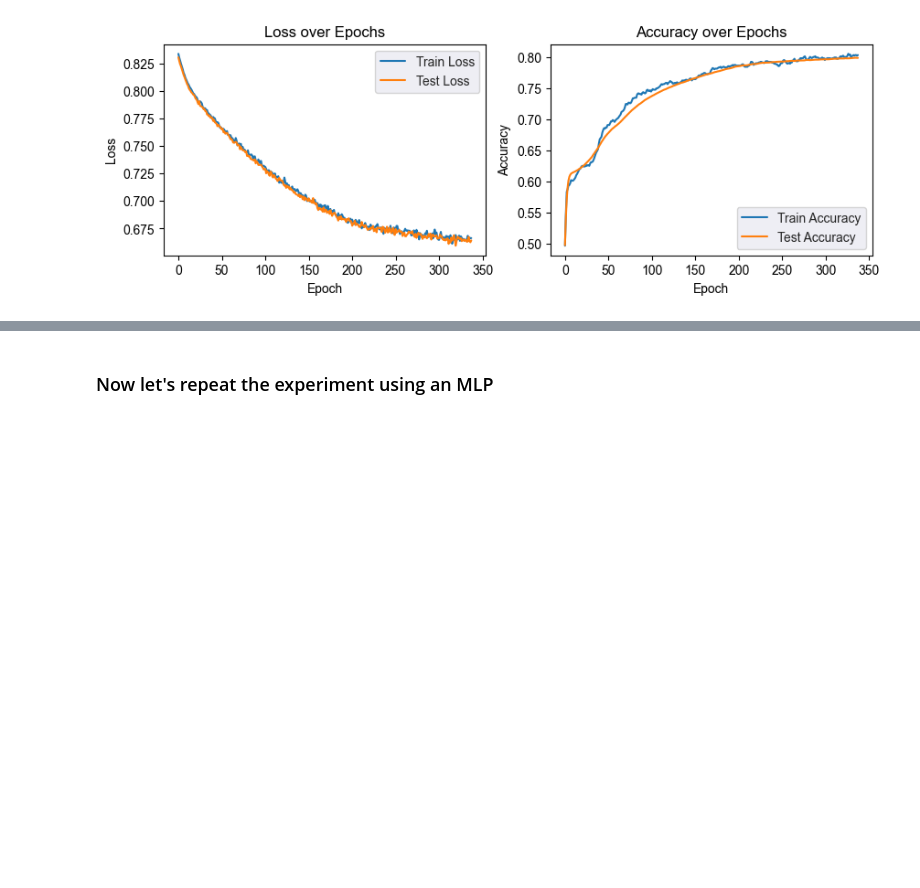
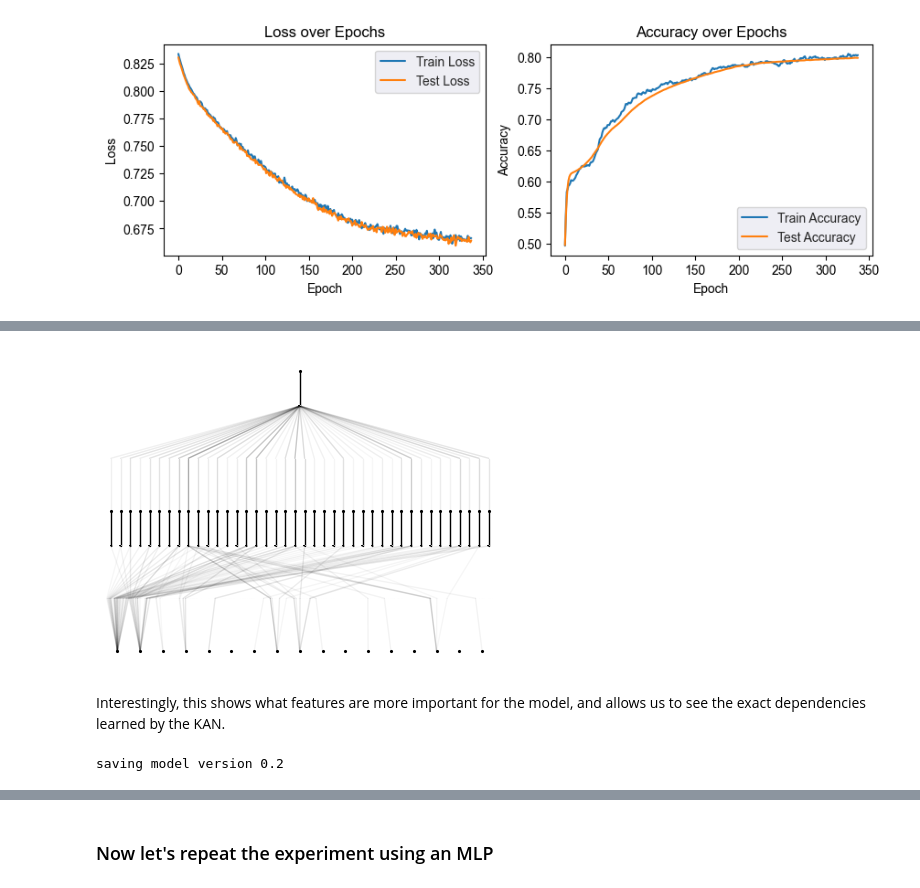
Before and after one commit to AimbotParce/MDS-AML-HiggsBosonKAN, a Jupyter notebook: notebooks/02-pykan-higgs-test.ipynb, the cells around one changed output, grey strips where cells are left out. Saved outputs shown, nothing was run; the diff lists cells and outputs as text; code cells hidden in the pictures; blank space fills up the shorter version.

```diff
--- a/notebooks/02-pykan-higgs-test.ipynb
+++ b/notebooks/02-pykan-higgs-test.ipynb
@@ -169,0 +174,11 @@ AMS: 782.7232666015625
+# %%
+pruned_model_kan.plot(folder="../figures/pykan-higgs-test/pruned-model-plot/")
+add_gitignore("../figures/pykan-higgs-test/pruned-model-plot/")
+# %% [output]
+[figure, added]
+# %% [markdown]
+Interestingly, this shows what features are more important for the model, and allows us to see the exact dependencies learned by the KAN.
+# %%
+severely_pruned_model_kan = model_kan.prune(node_th=0.1, edge_th=0.1)
+# %% [output]
+saving model version 0.2
```
Also changed, not shown: parts of 27 cells of this notebook, 4 other files.
